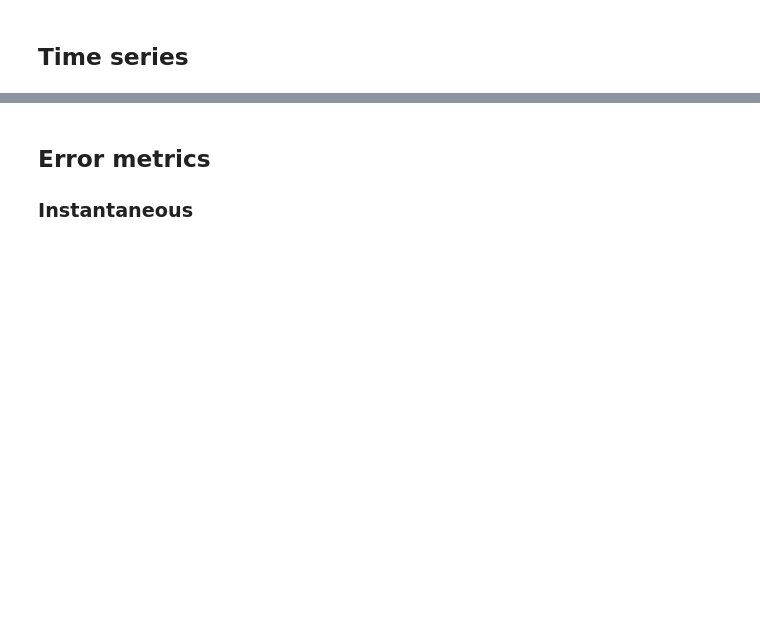
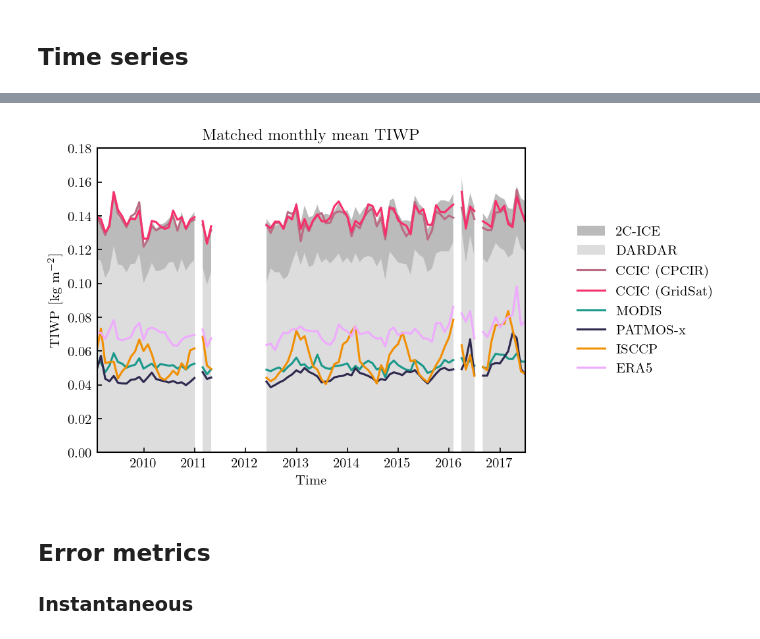
Before and after one commit to SEE-GEO/ccic_climate_record_analysis, a Jupyter notebook: notebooks/cloudsat_collocations/preprocessing_and_analysis.ipynb, the cells around one changed output, grey strips where cells are left out. Saved outputs shown, nothing was run; the diff lists cells and outputs as text; code cells hidden in the pictures; blank space fills up the shorter version.

```diff
--- a/notebooks/cloudsat_collocations/preprocessing_and_analysis.ipynb
+++ b/notebooks/cloudsat_collocations/preprocessing_and_analysis.ipynb
@@ -660,33 +637,36 @@ from matplotlib.colors import to_rgba
 import seaborn as sns
 
 fig = plt.figure(figsize=(8, 4))
 gs = GridSpec(1, 2, width_ratios=[1.0, 0.3])
 
 ax = fig.add_subplot(gs[0, 0])
 
 handles = []
 
 sns.reset_orig()
 c0 = sns.desaturate(to_rgba("#f5316c"), 0.4)
 
 handles.append(ax.fill_between(monthly_means_full.time, 0, monthly_means_full.tiwp_2cice, facecolor="#bbbbbb", label="2C-ICE"))
 handles.append(ax.fill_between(monthly_means_full.time, 0, monthly_means_full.tiwp_dardar, facecolor="#dddddd", label="DARDAR"))
 handles += ax.plot(monthly_means_full.time, monthly_means_full.tiwp_ccic_cpcir, c=c0, label="CCIC (CPCIR)")
 handles += ax.plot(monthly_means_full.time, monthly_means_full.tiwp_ccic_gridsat, c="C0", label="CCIC (GridSat)")
 handles += ax.plot(monthly_means_full.time, monthly_means_full.tiwp_modis, c="C1", label="MODIS")
 handles += ax.plot(monthly_means_full.time, monthly_means_full.tiwp_patmosx, c="C2", label="PATMOS-x")
 handles += ax.plot(monthly_means_full.time, monthly_means_full.tiwp_isccp, c="C3", label="ISCCP")
+handles += ax.plot(monthly_means_full.time, monthly_means_full.tiwp_era5, c="C4", label="ERA5")
 
 ax.set_xlim(monthly_means_full.time.data.min(), monthly_means_full.time.data.max())
 ax.set_ylim(0, 0.18)
 ax.set_ylabel("TIWP [kg m$^{-2}$]")
 ax.set_title("Matched monthly mean TIWP", loc="center")
 ax.set_xlabel("Time")
 
 ax = fig.add_subplot(gs[0, 1])
 ax.set_axis_off()
 ax.legend(handles=handles, loc="center", frameon=False)
 fig.savefig("../../figures/matched_monthly_tiwp.pdf")
+# %% [output]
+[figure, added]
 # %% [markdown]
 ## Error metrics
 ### Instantaneous
```
Also changed, not shown: parts of 17 cells of this notebook, 5 other files.
